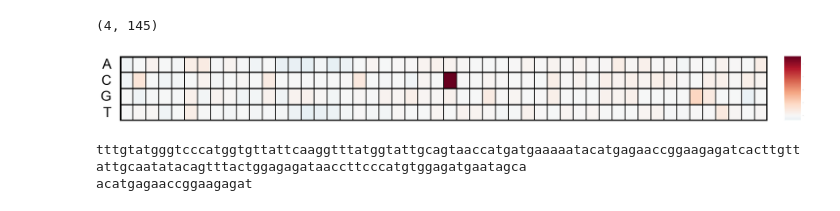
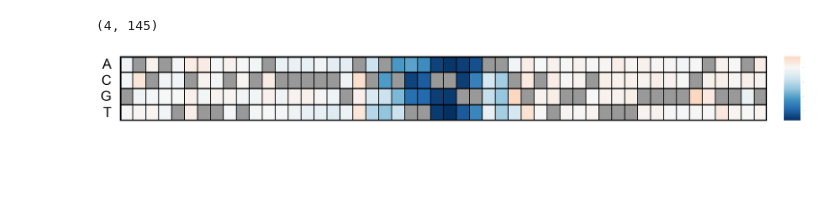
Before and after one commit to kundajelab/mpra, a Jupyter notebook: deeplearn/scripts/Variant Scoring.ipynb, the cells around one changed output. Cells and saved outputs as stored; diff of their text form; code cells hidden in the pictures; blank space fills up the shorter version.

Commit message:
final snp scoring figures :)

```diff
--- a/deeplearn/scripts/Variant Scoring.ipynb
+++ b/deeplearn/scripts/Variant Scoring.ipynb
@@ -296,7 +296,7 @@ print cnt # Should be around 37.5K at these thresholds
 ldBlocks = OrderedDict()
 snps = []
 
-bedtoolsFile = open(basepath + 'selected_snp_regions.bed', 'w')
+# bedtoolsFile = open(basepath + 'selected_snp_regions.bed', 'w')
 
 i = 0
 with open(basepath + 'expanded_tagLd_regions_all.bed') as f:
@@ -313,15 +313,15 @@ with open(basepath + 'expanded_tagLd_regions_all.bed') as f:
         if useSnp[tagSnp] == False:
             i += 1
             continue
-        else:
-            bedtoolsFile.write('\t'.join([chrom, start, end, ldSnp]) + '\n')
+#         else:
+#             bedtoolsFile.write('\t'.join([chrom, start, end, ldSnp]) + '\n')
         if tagSnp not in ldBlocks:
             ldBlocks[tagSnp] = []
         ldBlocks[tagSnp].append(ldSnp)
         snps.append((tagSnp, ldSnp))
         i += 1
 
-bedtoolsFile.close()
+# bedtoolsFile.close()
 # %% [output]
 0
 10000000
@@ -895,13 +909,17 @@ viz_sequence.plot_weights(task_to_deeplift_summedscores[8][idx][72-25 : 72+25],
 # %%
 idx = 325009
 
-refPred = refPreds[idx, 8]
+# Typically we would set the refPred to, well, the refPred, but here we set to mutPred since we are showing
+# how the variant introduces a binding site and disruption of that binding site leads to altered predictions.
+# refPred = refPreds[idx, 8]
+refPred = mutPreds[1, idx, 8]
 
-origSeq = seqs[idx]
+# refSeq = seqs[idx]
+refSeq = mutSeq
 saturationMutSeqs = np.ndarray(shape=(145, 4, 145, 4), dtype=np.int8)
 for i in range(145):
     for j in range(4):
-        seq = np.copy(origSeq)
+        seq = np.copy(refSeq)
         seq[i] = np.zeros(4)
         seq[i, j] = 1
         saturationMutSeqs[i, j] = seq
@@ -915,62 +933,61 @@ print ismScores.shape
 import seaborn as sns
 import matplotlib.pyplot as plt
 from matplotlib.patches import Rectangle
+import matplotlib as mpl
 
 fig = plt.figure(figsize=(20, 2), dpi=300)
 
 ax = fig.add_subplot(1, 1, 1)
 
 cbar_ax = fig.add_axes([.92, 0.128, .02, 0.772])
 
-ax = sns.heatmap(ismScores[:, 72-25 : 72+25], cmap = 'RdBu_r', center = 0,
-                 lw = 1.2, linecolor = 'black',
-                 ax = ax,
-#                  robust = True,
-                 cbar_ax = cbar_ax)
+sns.heatmap(ismScores[:, 72-25 : 72+25], cmap = "RdBu_r", center = 0,
+             lw = 1.2, linecolor = 'black',
+             ax = ax,
+             # robust = True,
+             cbar_ax = cbar_ax)
+
+cmap = mpl.colors.ListedColormap(['#999999'])
+
+sns.heatmap(np.zeros(np.shape(ismScores[:, 72-25 : 72+25])),
+            mask = np.abs(ismScores[:, 72-25 : 72+25]) > 1e-7,
+            cbar = False,
+#             cmap = sns.color_palette("RdGy_r", n_colors=3),
+            cmap = cmap,
+            lw = 1.2, linecolor = 'black',
+            ax = ax
+           )
 
 ax.add_patch(Rectangle((0, 0), 50, 4, fill=False, edgecolor='black', lw=5))
 
-sns.heatmap(ismScores[:, 72-25 : 72+25],
-            mask = np.abs(ismScores[:, 72-25 : 72+25]) > 0,
-            cbar=False,
-            cmap = sns.color_palette("RdGy", n_colors=3),
-            lw = 1.2, linecolor = 'black',
-            ax = ax)
-
-# bases = ['a', 'c', 'g', 't']
-# for (i, base) in enumerate(seqStrings[idx][72-25 : 72+25]):
+# bases = ['A', 'C', 'G', 'T']
+# for (i, base) in enumerate(mutSeqString[72-25 : 72+25]):
 #     h = bases.index(base)
 #     if i == 0:
-#         ax.add_patch(Rectangle((i+0.05, h + 0.012), 0.938, 0.976, fill=True, edgecolor='black', lw=0, facecolor='#CCCCCC'))
-#     if base == 'a':
-#         ax.add_patch(Rectangle((i+0.02, h+0.05), 0.96, 0.8, fill=True, edgecolor='black', lw=0, facecolor='#CCCCCC'))
-#     if base == 't':
-#         ax.add_patch(Rectangle((i+0.02, h+0.02), 0.96, 0.93, fill=True, edgecolor='black', lw=0, facecolor='#CCCCCC'))
-#     ax.add_patch(Rectangle((i+0.012, h+0.012), 0.976, 0.976, fill=True, edgecolor='black', lw=0, facecolor='#CCCCCC'))
+#         ax.add_patch(Rectangle((i+0.1, h+0.012), 0.938, 0.976, fill=True, edgecolor='black', lw=0, facecolor='#888888'))
+#     elif base == 'A':
+#         ax.add_patch(Rectangle((i+0.02, h+0.05), 0.96, 0.8, fill=True, edgecolor='black', lw=0, facecolor='#888888'))
+#     elif base == 'T':
+#         ax.add_patch(Rectangle((i+0.02, h+0.02), 0.96, 0.93, fill=True, edgecolor='black', lw=0, facecolor='#888888'))
+#     ax.add_patch(Rectangle((i+0.012, h+0.012), 0.976, 0.976, fill=True, edgecolor='black', lw=0, facecolor='#888888'))
 
 ax.set_xticks([])
 ax.yaxis.set_ticks_position('none')
 locs = [x + 0.55 for x in range(4)]
 # ax.set_yticks(locs, ['A', 'C', 'G', 'T'], fontsize = 36, rotation = 0)
 # plt.tick_params(axis='y', which='major', labelsize=36)
 ax.set_yticks(locs)
 ax.set_yticklabels(['A', 'C', 'G', 'T'])
 plt.setp(ax.get_yticklabels(), rotation=0, fontsize=24)
 
 cbar_ax.set_frame_on(False)
 cbar_ax.yaxis.set_ticks_position('none')
 plt.setp(cbar_ax.get_yticklabels(), rotation=0, fontsize=0)
 # plt.setp(ax.collections, linewidth = 10)
 
 ax.tick_params(axis='y', which='major', pad=15)
 
-plt.savefig('../plots/variants/rs174593/ismTrack_50bp_%d' % idx, dpi = 600)
+plt.savefig('../plots/variants/rs174593/ismTrack_50bp_withBindingSite.pdf', dpi = 600, format = 'pdf')
 plt.show()
 # %% [output]
-[figure, old version]
+[figure, new version]
-# %%
-print seqStrings[779826]
-print seqStrings[779826][62:82]
-# %% [output]
-tttgtatgggtcccatggtgttattcaaggtttatggtattgcagtaaccatgatgaaaaatacatgagaaccggaagagatcacttgttattgcaatatacagtttactggagagataaccttcccatgtggagatgaatagca
-acatgagaaccggaagagat
```
Also changed, not shown: parts of 16 cells of this notebook, 7 other files.
